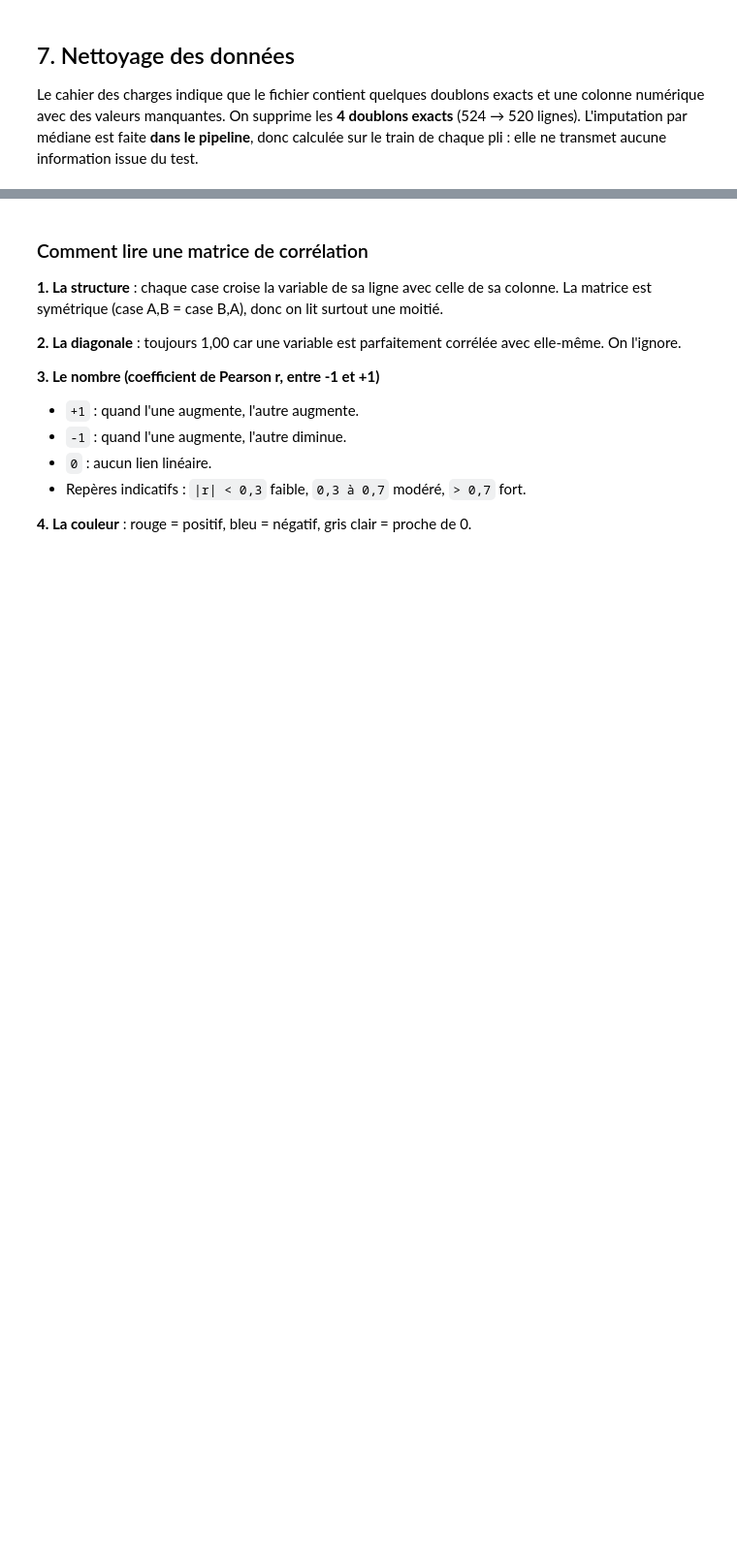
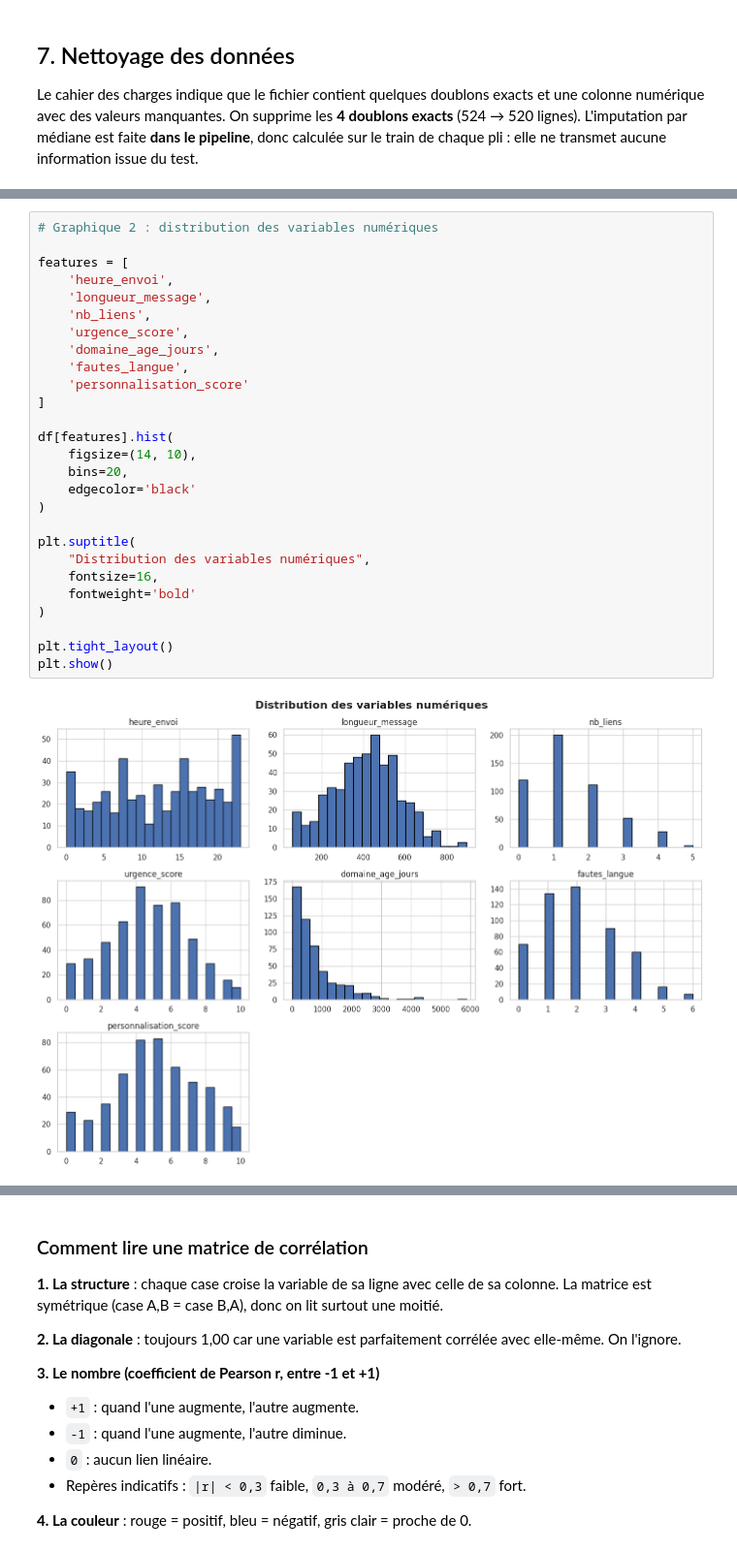
Before and after one commit to bennoomenfaker/app_phishing_ia, a Jupyter notebook: notebook_ML_IA_confiance_numerique.ipynb, the cells around one changed output, grey strips where cells are left out. Shown at 97% size. Saved outputs shown, nothing was run; the diff lists cells and outputs as text; blank space fills up the shorter version.

```diff
--- a/notebook_ML_IA_confiance_numerique.ipynb
+++ b/notebook_ML_IA_confiance_numerique.ipynb
@@ -571,0 +456,29 @@ Variables tracées : ['nb_liens', 'urgence_score', 'fautes_langue', 'expediteur_
+# %%
+# Graphique 2 : distribution des variables numériques
+
+features = [
+    'heure_envoi',
+    'longueur_message',
+    'nb_liens',
+    'urgence_score',
+    'domaine_age_jours',
+    'fautes_langue',
+    'personnalisation_score'
+]
+
+df[features].hist(
+    figsize=(14, 10),
+    bins=20,
+    edgecolor='black'
+)
+
+plt.suptitle(
+    "Distribution des variables numériques",
+    fontsize=16,
+    fontweight='bold'
+)
+
+plt.tight_layout()
+plt.show()
+# %% [output]
+[figure, added]
```
Also changed, not shown: parts of 70 cells of this notebook, 1 other file.
